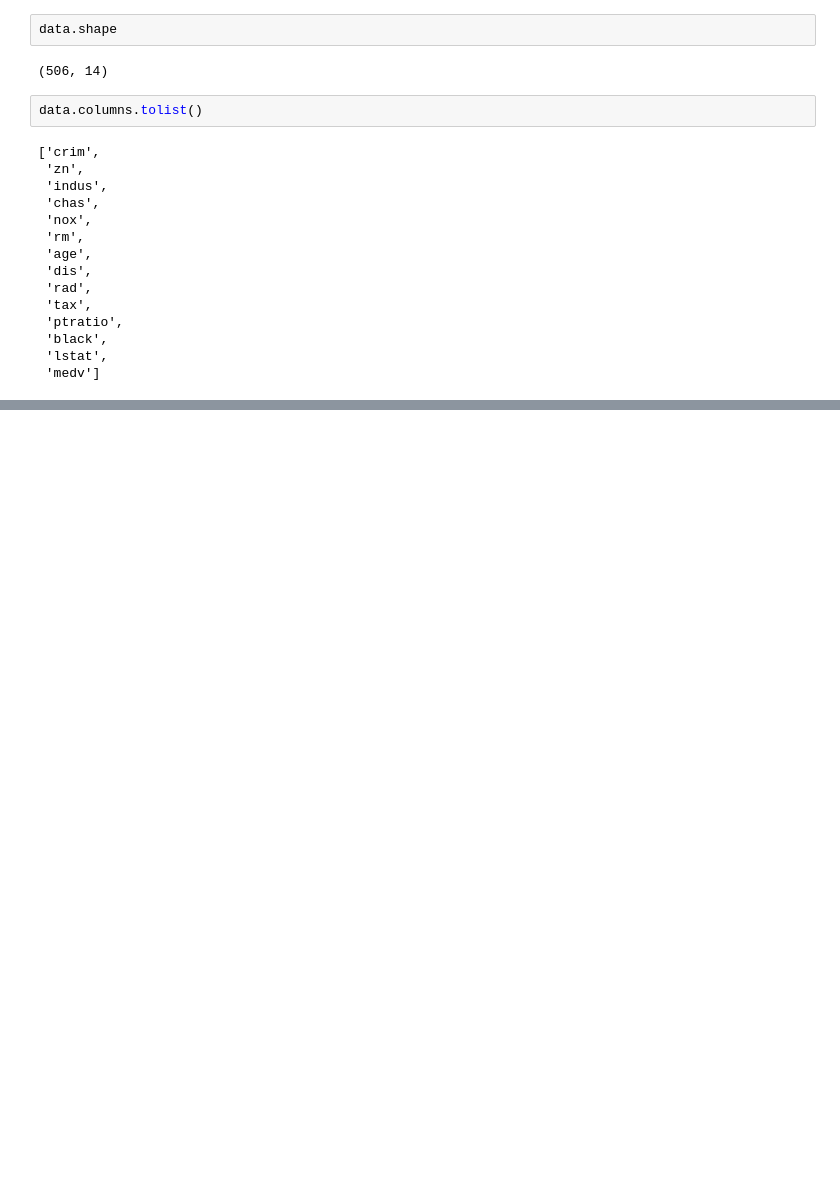
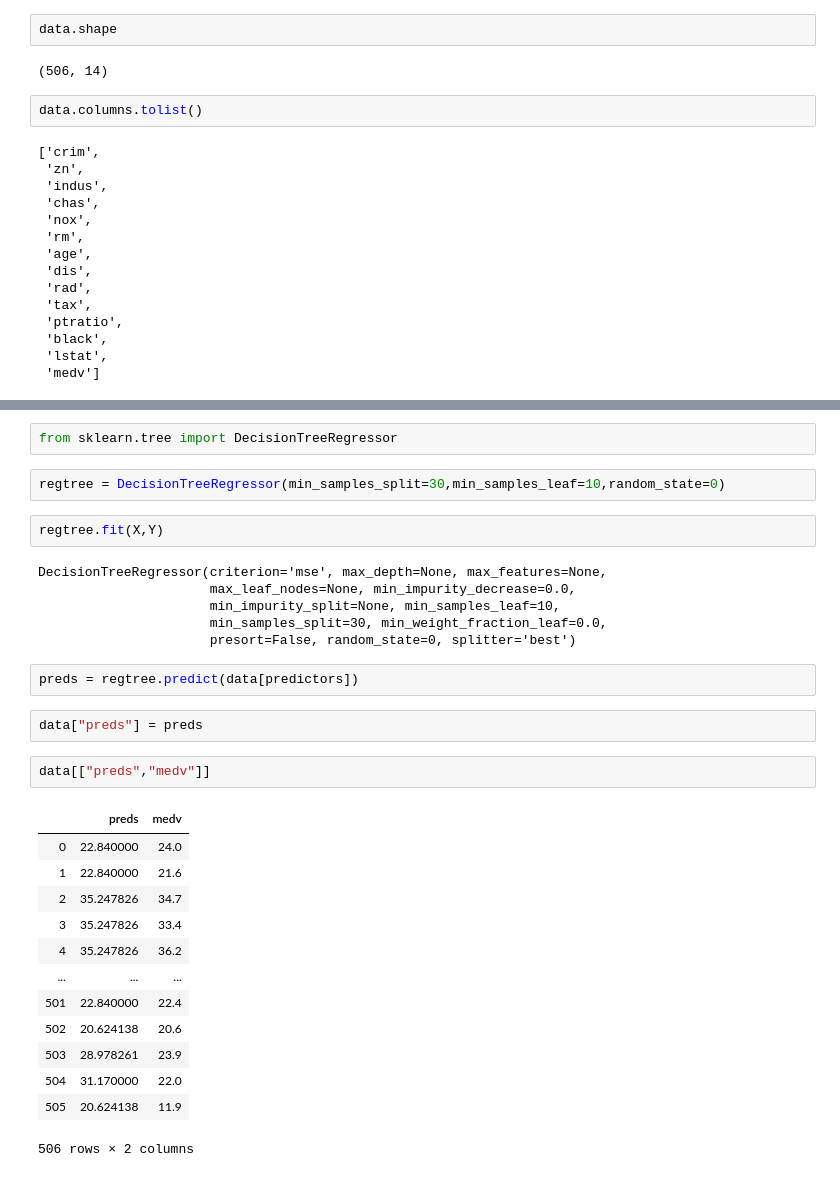
Before and after one commit to pierjv/course-python, a Jupyter notebook: notebooks/T7 -2-K Arboles_De_Regresion.ipynb, the cells around one changed output, grey strips where cells are left out. Cells and saved outputs as stored; diff of their text form; blank space fills up the shorter version.

```diff
--- a/notebooks/T7 -2-K Arboles_De_Regresion.ipynb
+++ b/notebooks/T7 -2-K Arboles_De_Regresion.ipynb
@@ -41,0 +42,32 @@ Y = data
+# %%
+from sklearn.tree import DecisionTreeRegressor
+# %%
+regtree = DecisionTreeRegressor(min_samples_split=30,min_samples_leaf=10,random_state=0)
+# %%
+regtree.fit(X,Y)
+# %% [output]
+DecisionTreeRegressor(criterion='mse', max_depth=None, max_features=None,
+                      max_leaf_nodes=None, min_impurity_decrease=0.0,
+                      min_impurity_split=None, min_samples_leaf=10,
+                      min_samples_split=30, min_weight_fraction_leaf=0.0,
+                      presort=False, random_state=0, splitter='best')
+# %%
+preds = regtree.predict(data[predictors])
+# %%
+data["preds"] = preds
+# %%
+data[["preds","medv"]]
+# %% [output]
+|  | preds | medv |
+| 0 | 22.840000 | 24.0 |
+| 1 | 22.840000 | 21.6 |
+| 2 | 35.247826 | 34.7 |
+| 3 | 35.247826 | 33.4 |
+| 4 | 35.247826 | 36.2 |
+| ... | ... | ... |
+| 501 | 22.840000 | 22.4 |
+| 502 | 20.624138 | 20.6 |
+| 503 | 28.978261 | 23.9 |
+| 504 | 31.170000 | 22.0 |
+| 505 | 20.624138 | 11.9 |
+506 rows × 2 columns
```
Also changed, not shown: parts of 6 cells of this notebook, 1 other file.
